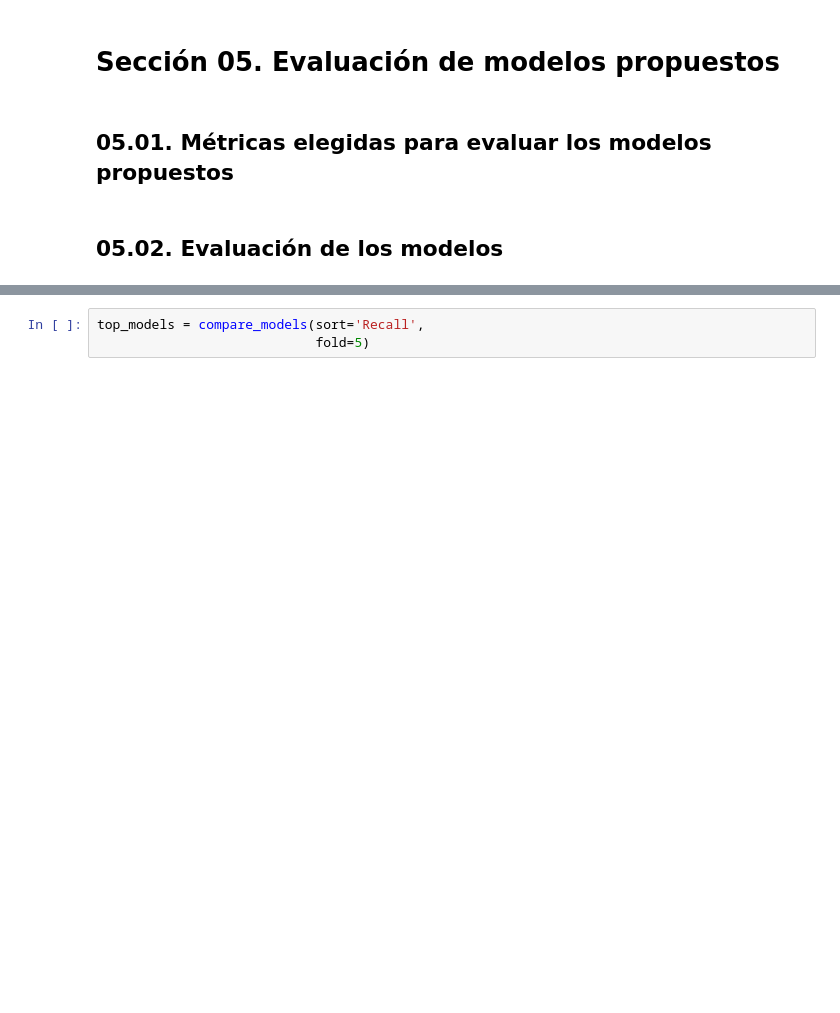
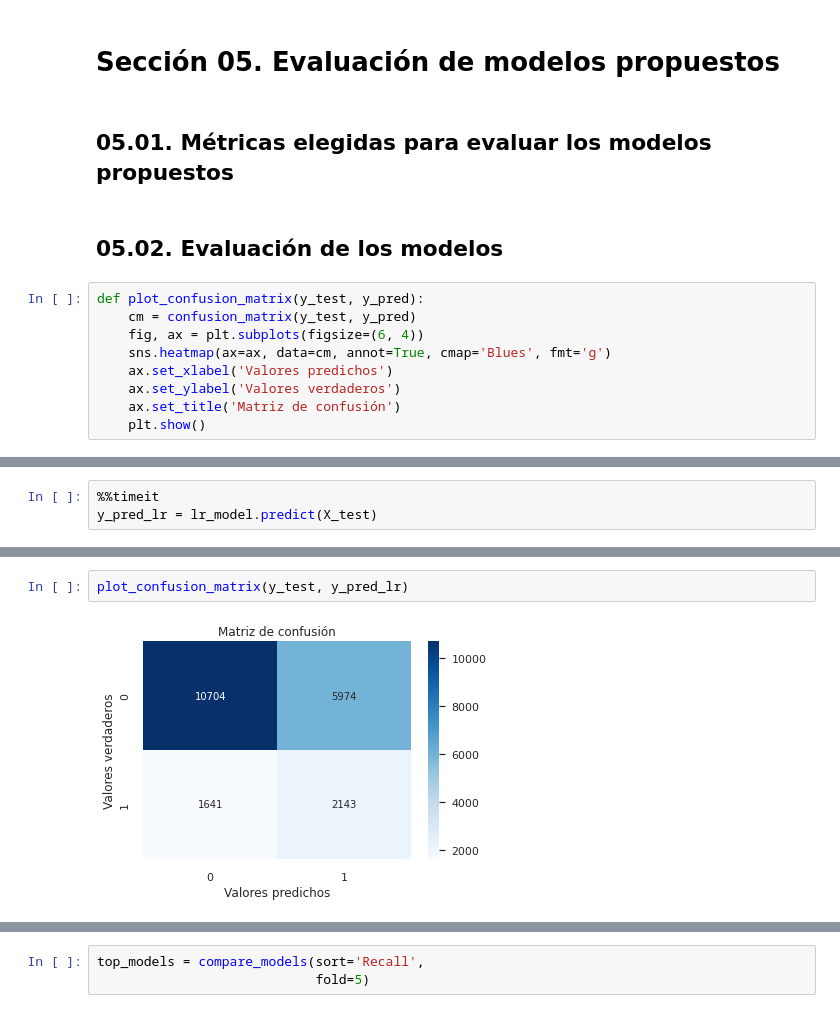
Before and after one commit to alexandergribenchenko/DS_LATAM_Test, a Jupyter notebook: solution.ipynb, the cells around one changed output, grey strips where cells are left out. Saved outputs shown, nothing was run; the diff lists cells and outputs as text; blank space fills up the shorter version.

```diff
--- a/solution.ipynb
+++ b/solution.ipynb
@@ -742,3 +748,12 @@ models()
 ## 05.01. Métricas elegidas para evaluar los modelos propuestos
 # %% [markdown]
 ## 05.02. Evaluación de los modelos
+# %%
+def plot_confusion_matrix(y_test, y_pred):
+    cm = confusion_matrix(y_test, y_pred)
+    fig, ax = plt.subplots(figsize=(6, 4))
+    sns.heatmap(ax=ax, data=cm, annot=True, cmap='Blues', fmt='g')
+    ax.set_xlabel('Valores predichos')
+    ax.set_ylabel('Valores verdaderos')
+    ax.set_title('Matriz de confusión')
+    plt.show()
@@ -744,0 +762,3 @@ models()
+# %%
+%%timeit
+y_pred_lr = lr_model.predict(X_test)
@@ -744,0 +767,4 @@ models()
+# %%
+plot_confusion_matrix(y_test, y_pred_lr)
+# %% [output]
+[figure, added]
```
Also changed, not shown: parts of 17 cells of this notebook.
